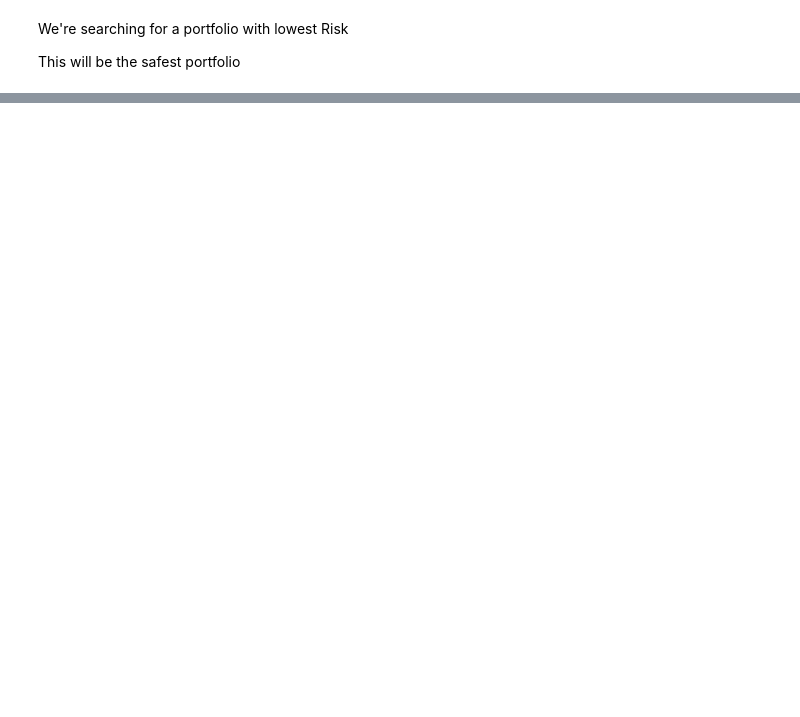
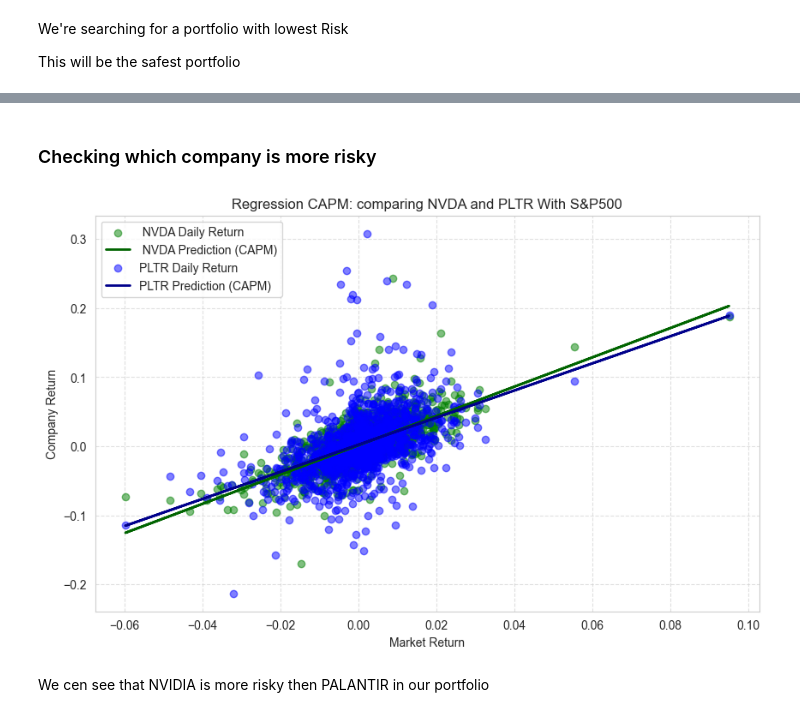
Before and after one commit to WObszan/Investment-Wallet, a Jupyter notebook: investment_wallet_project.ipynb, the cells around one changed output, grey strips where cells are left out. Saved outputs shown, nothing was run; the diff lists cells and outputs as text; code cells hidden in the pictures; blank space fills up the shorter version.

```diff
--- a/investment_wallet_project.ipynb
+++ b/investment_wallet_project.ipynb
@@ -268,0 +331,20 @@ Assets with weights: [('^GSPC', 0.15357847128379848), ('GOOGL', 0.26851285841374
+# %%
+model2 = LinearRegression()
+model2.fit(daily_returns[['^GSPC']], daily_returns['PLTR'])
+
+beta = model2.coef_[0] # coef is a lean (m) which is beta
+alpha = model2.intercept_ # intercept is our constant term which is alpha
+
+print(" CAPM results for Palantir and S&P 500:")
+print(f"Beta: {beta:.4f}")
+print(f"Alpha: {alpha:.4f}")
+
+plt.figure(figsize = (10,6))
+plt.scatter(daily_returns[['^GSPC']], daily_returns['PLTR'], alpha= 0.5, label= 'Daily Return') # market dependence
+plt.plot(daily_returns[['^GSPC']], model2.predict(daily_returns[['^GSPC']]), color='red',linewidth=2, label= 'Prediction (CAPM)')
+plt.title('Regression CAPM: PALANTIR vs S&P 500')
+plt.xlabel('Market Return')
+plt.ylabel('Company Return')
+plt.legend(loc='upper left')
+plt.grid(True, linestyle='--', alpha=0.6)
+plt.show()
@@ -268,0 +356,19 @@ Assets with weights: [('^GSPC', 0.15357847128379848), ('GOOGL', 0.26851285841374
+# %% [markdown]
+### Checking which company is more risky
+# %%
+plt.figure(figsize = (10,6))
+plt.scatter(daily_returns[['^GSPC']], daily_returns['NVDA'], alpha= 0.5, label= ' NVDA Daily Return', color='green') # market dependence
+plt.plot(daily_returns[['^GSPC']], model1.predict(daily_returns[['^GSPC']]), color='darkgreen',linewidth=2, label= ' NVDA Prediction (CAPM)')
+plt.xlabel('Market Return')
+plt.ylabel('Company Return')
+plt.grid(True, linestyle='--', alpha=0.6)
+plt.scatter(daily_returns[['^GSPC']], daily_returns['PLTR'], alpha= 0.5, label= 'PLTR Daily Return', color='blue') # market dependence
+plt.plot(daily_returns[['^GSPC']], model2.predict(daily_returns[['^GSPC']]), color='darkblue',linewidth=2, label= 'PLTR Prediction (CAPM)')
+plt.title('Regression CAPM: comparing NVDA and PLTR With S&P500')
+plt.legend(loc='upper left')
+plt.grid(True, linestyle='--', alpha=0.6)
+plt.show()
+# %% [output]
+[figure, added]
+# %% [markdown]
+We cen see that NVIDIA is more risky then PALANTIR in our portfolio
```
Also changed, not shown: parts of 28 cells of this notebook.
